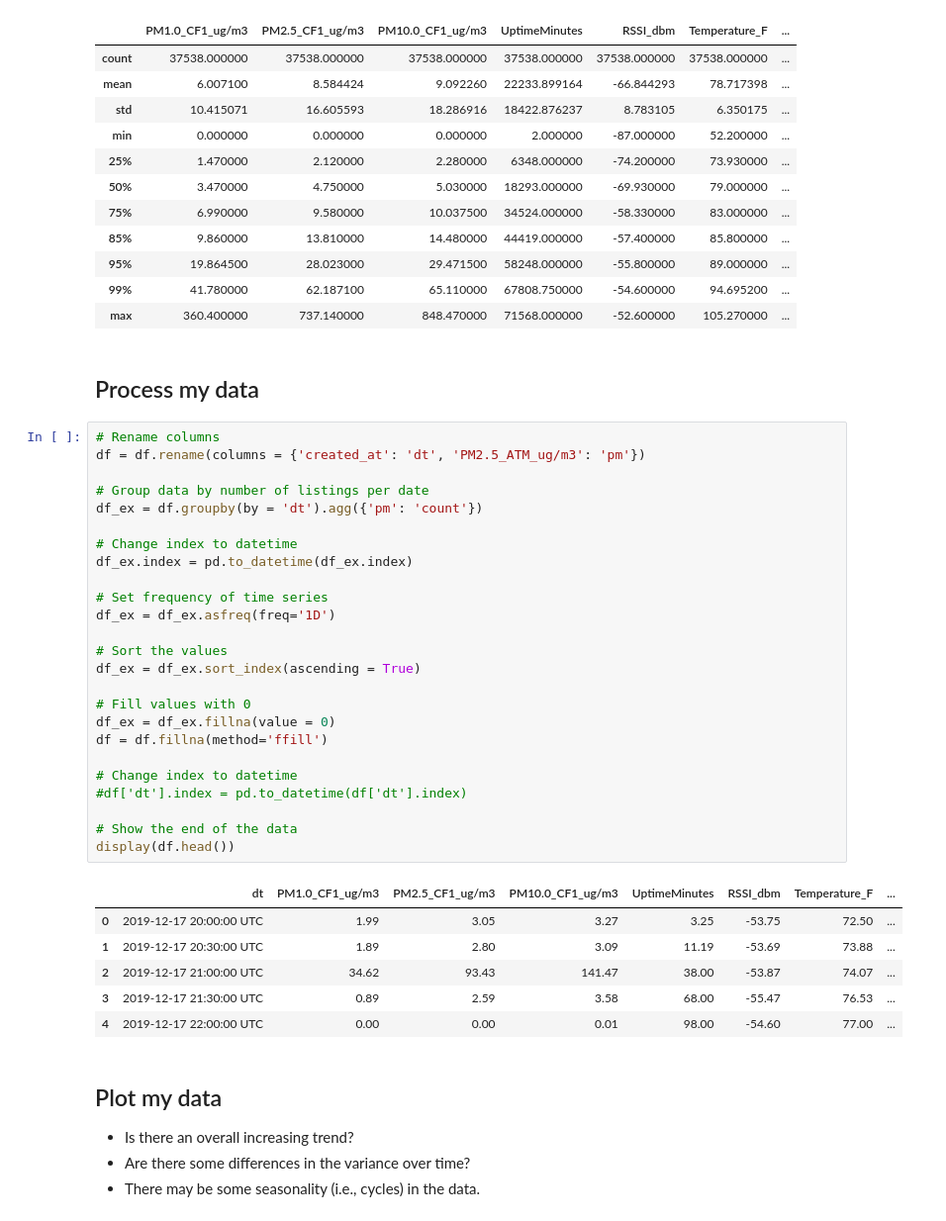
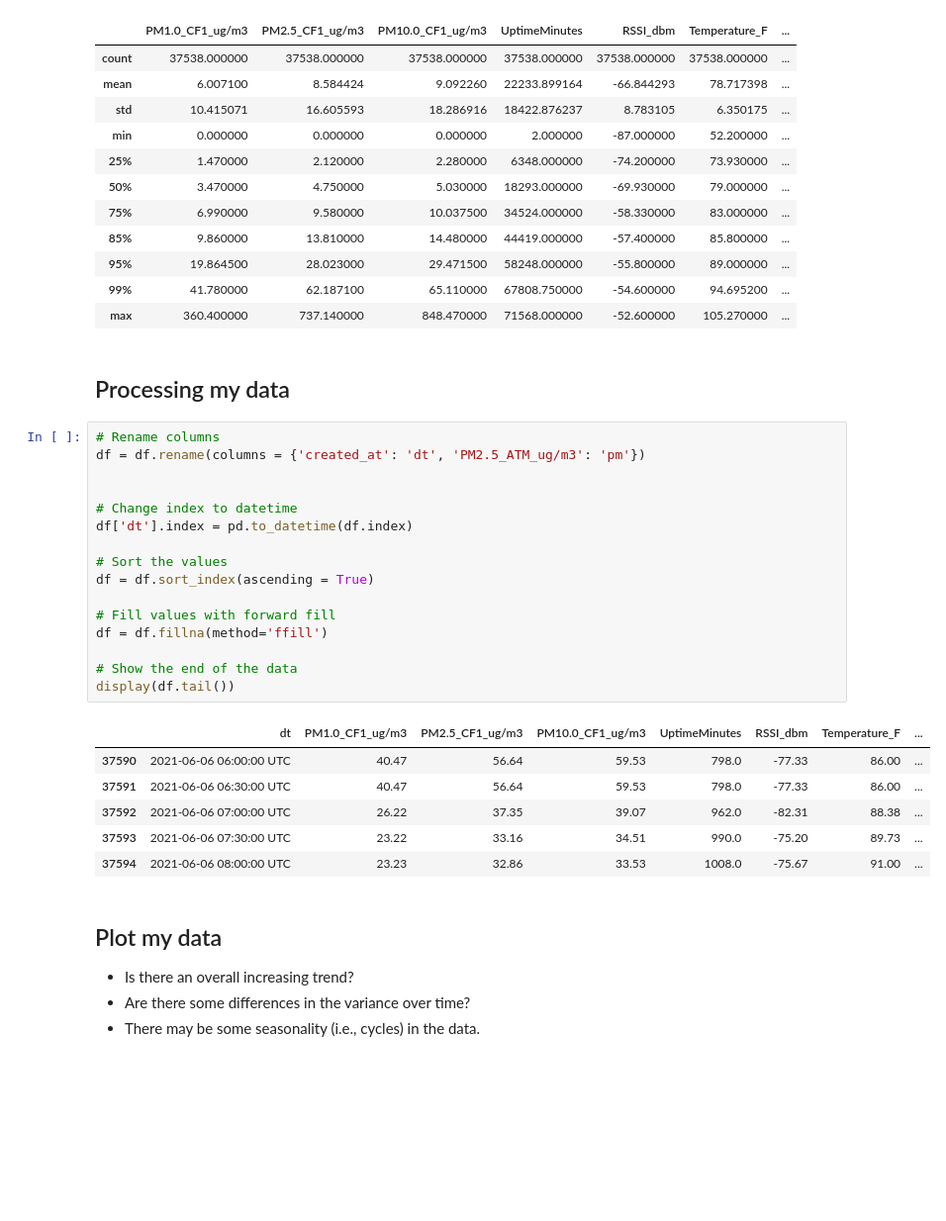
Before and after one commit to gideononyewuenyi/Time-Series-Analysis, a Jupyter notebook: Time_Series_3.ipynb, the cells around one changed output. Shown at 99% size. Cells and saved outputs as stored; diff of their text form; blank space fills up the shorter version.

```diff
--- a/Time_Series_3.ipynb
+++ b/Time_Series_3.ipynb
@@ -92,39 +92,30 @@ dtype: bool
 | 99% | 41.780000 | 62.187100 | 65.110000 | 67808.750000 | -54.600000 | 94.695200 | ... |
 | max | 360.400000 | 737.140000 | 848.470000 | 71568.000000 | -52.600000 | 105.270000 | ... |
 # %% [markdown]
-## Process my data
+## Processing my data
-# %%
-# Rename columns
-df = df.rename(columns = {'created_at': 'dt', 'PM2.5_ATM_ug/m3': 'pm'})
-
-# Group data by number of listings per date
-df_ex = df.groupby(by = 'dt').agg({'pm': 'count'})
-
-# Change index to datetime
-df_ex.index = pd.to_datetime(df_ex.index)
-
-# Set frequency of time series
-df_ex = df_ex.asfreq(freq='1D')
-
-# Sort the values
-df_ex = df_ex.sort_index(ascending = True)
-
-# Fill values with 0
-df_ex = df_ex.fillna(value = 0)
-df = df.fillna(method='ffill')
-
-# Change index to datetime
-#df['dt'].index = pd.to_datetime(df['dt'].index)
-
-# Show the end of the data
-display(df.head())
-# %% [output]
-|  | dt | PM1.0_CF1_ug/m3 | PM2.5_CF1_ug/m3 | PM10.0_CF1_ug/m3 | UptimeMinutes | RSSI_dbm | Temperature_F | ... |
-| 0 | 2019-12-17 20:00:00 UTC | 1.99 | 3.05 | 3.27 | 3.25 | -53.75 | 72.50 | ... |
-| 1 | 2019-12-17 20:30:00 UTC | 1.89 | 2.80 | 3.09 | 11.19 | -53.69 | 73.88 | ... |
-| 2 | 2019-12-17 21:00:00 UTC | 34.62 | 93.43 | 141.47 | 38.00 | -53.87 | 74.07 | ... |
-| 3 | 2019-12-17 21:30:00 UTC | 0.89 | 2.59 | 3.58 | 68.00 | -55.47 | 76.53 | ... |
-| 4 | 2019-12-17 22:00:00 UTC | 0.00 | 0.00 | 0.01 | 98.00 | -54.60 | 77.00 | ... |
+# %%
+# Rename columns
+df = df.rename(columns = {'created_at': 'dt', 'PM2.5_ATM_ug/m3': 'pm'})
+
+
+# Change index to datetime
+df['dt'].index = pd.to_datetime(df.index)
+
+# Sort the values
+df = df.sort_index(ascending = True)
+
+# Fill values with forward fill
+df = df.fillna(method='ffill')
+
+# Show the end of the data
+display(df.tail())
+# %% [output]
+|  | dt | PM1.0_CF1_ug/m3 | PM2.5_CF1_ug/m3 | PM10.0_CF1_ug/m3 | UptimeMinutes | RSSI_dbm | Temperature_F | ... |
+| 37590 | 2021-06-06 06:00:00 UTC | 40.47 | 56.64 | 59.53 | 798.0 | -77.33 | 86.00 | ... |
+| 37591 | 2021-06-06 06:30:00 UTC | 40.47 | 56.64 | 59.53 | 798.0 | -77.33 | 86.00 | ... |
+| 37592 | 2021-06-06 07:00:00 UTC | 26.22 | 37.35 | 39.07 | 962.0 | -82.31 | 88.38 | ... |
+| 37593 | 2021-06-06 07:30:00 UTC | 23.22 | 33.16 | 34.51 | 990.0 | -75.20 | 89.73 | ... |
+| 37594 | 2021-06-06 08:00:00 UTC | 23.23 | 32.86 | 33.53 | 1008.0 | -75.67 | 91.00 | ... |
 # %% [markdown]
 ## Plot my data
 - Is there an overall increasing trend?
```
Also changed, not shown: parts of 12 cells of this notebook.
